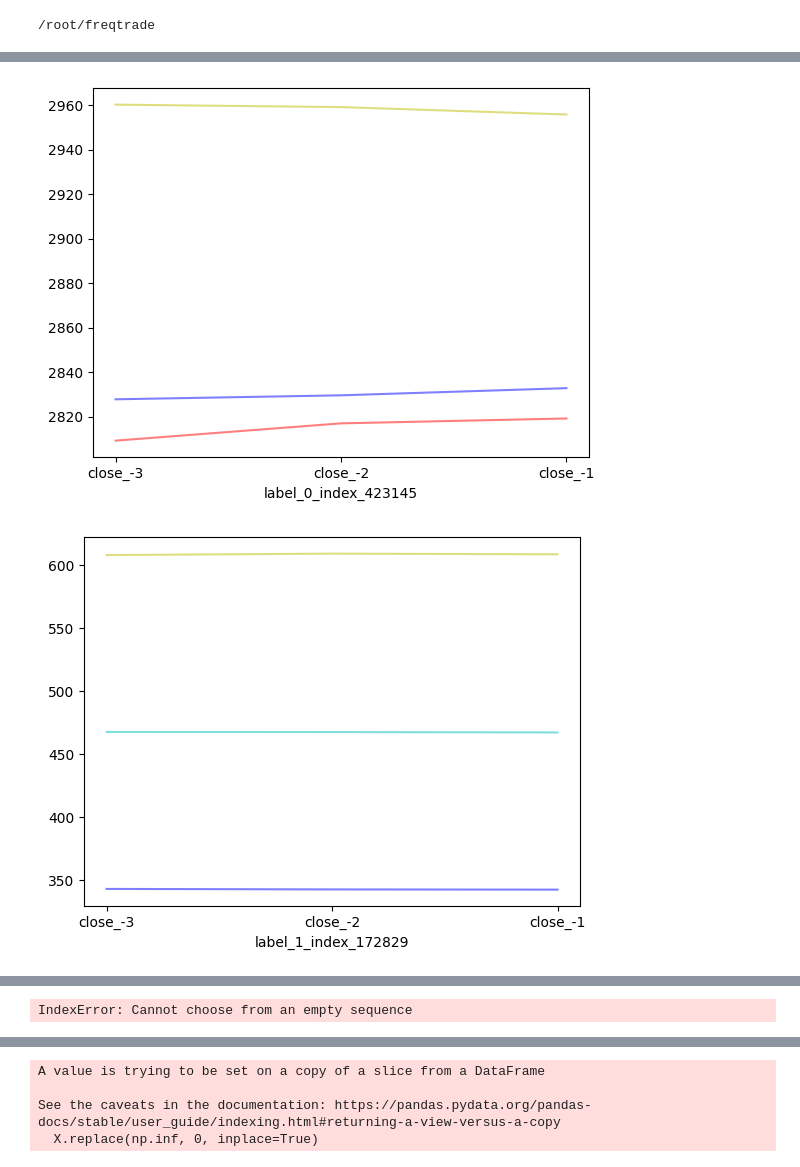
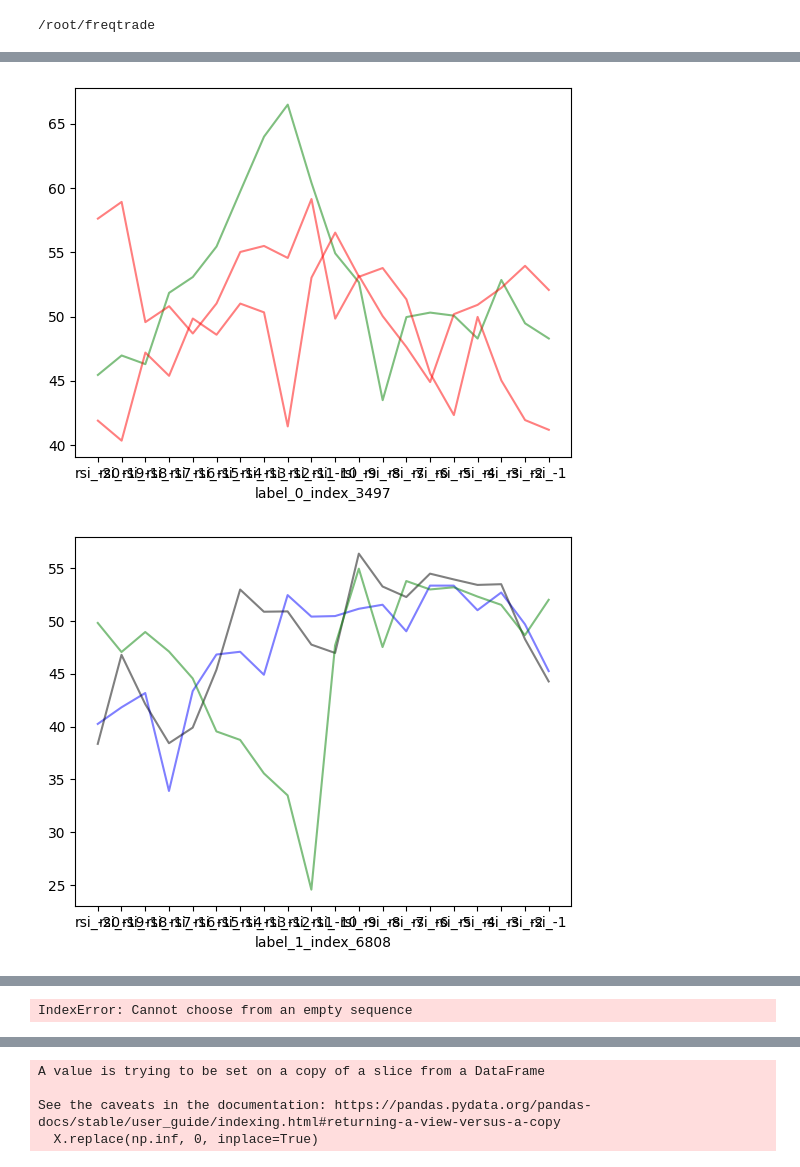
Before and after one commit to The0ps/handson-ml3, a Jupyter notebook: v1.ipynb, the cells around one changed output, grey strips where cells are left out. Drawn from its saved outputs; the diff is of its cells as text; code cells hidden in the pictures.

```diff
--- a/v1.ipynb
+++ b/v1.ipynb
@@ -34,10 +38,12 @@ df['rsi'] = ta.RSI(df)
 df['adx'] = ta.ADX(df)
 df['volume_pct'] = df['volume'].pct_change()
 df['close_pct'] = df['close'].pct_change()
+df['close_log'] = np.log(df['close'])
+
 
 features_kmeans_dict_20bar = {'adx':[], 'rsi':[], 'close':[]}
 features_kmeans_dict_10bar = {'adx':[], 'rsi':[]}
-features_kmeans_dict_3bar = {'close':[]}
+features_kmeans_dict_3bar = {'close':[] }
 features_kmeans_dict_1bar = {'volume_pct':[], 'close_pct':[]}
 
 features_kemeans_dict = {'bar_20':features_kmeans_dict_20bar, 'bar_10':features_kmeans_dict_10bar, 'bar_3':features_kmeans_dict_3bar}
@@ -58,3 +64,6 @@ for i in features_kmeans_dict_1bar:
     for j in range(1,0,-1):
         features_kmeans_dict_1bar[i].append(f'{i}_-{j}')
         df[f'{i}_-{j}'] = df[f'{i}'].shift(j)
+# %%
+numerics = ['int16', 'int32', 'int64', 'float16', 'float32', 'float64']
+numeric_df = df.apply(lambda x: np.log(x) if np.issubdtype(x.dtype, np.number) else x)
@@ -61,21 +86,25 @@ for i in features_kmeans_dict_1bar:
 # %%
-from sklearn.cluster import KMeans
+""" test DTW code  """
+from tslearn.clustering import TimeSeriesKMeans
 import random
 k_means_label = []
-df_kmeans = df.dropna()
-df_kmeans.reset_index(drop=True, inplace=True)
-df_kmeans.replace(np.inf, 0, inplace=True)
+# df_kmeans = numeric_df.dropna()
+df_kmeans = numeric_df.fillna(0)
+df_kmeans_ts = df_kmeans[100:]
+df_kmeans_ts.reset_index(drop=True, inplace=True)
+df_kmeans_ts.replace(np.inf, 0, inplace=True)
+df_kmeans_ts.replace(-np.inf, 0, inplace=True)
 for i,j in features_kemeans_dict.items():
     for k,v in j.items():
         k_name = f'{i}_{k}'
         k_clusters = 10
-        kmeans = KMeans(n_clusters=k_clusters, random_state=42)
-        y_pred = kmeans.fit_predict(df_kmeans[v])
+        kmeans = TimeSeriesKMeans(n_clusters=k_clusters, random_state=42)
+        y_pred = kmeans.fit_predict(df_kmeans_ts[v])
         # kmeans.labels_
         # kmeans.cluster_centers_.shape
-        df_kmeans[f'{k_name}_label'] = kmeans.labels_
+        df_kmeans_ts[f'{k_name}_label'] = kmeans.labels_
         k_means_label.append(f'{k_name}_label')
         plt.hist(kmeans.labels_, bins=10)
-        plt.title(f'{k}_label')
+        plt.title(f'{k_name}_label')
         plt.show()
 # %% [output]
@@ -127,16 +117,16 @@ stats.duplicated()
 # %%
-for times in range(0,20):
-    for i in range(3):
+for times in range(0,10):
+    for i in range(10):
             color = "bgrcmyk"
 
             # index_ = random.choice(df_kmeans[df_kmeans['bar_20_adx_label']==times].index)
-            index_ = random.choice(df_kmeans[df_kmeans['bar_20_adx_label']==times].index)
+            index_ = random.choice(df_kmeans[df_kmeans['bar_20_rsi_label']==times].index)
             plt.xlabel(f'label_{times}_index_{index_}')
         #     plt.title = f'label_{times}_index_{index_}'
             # x = df_kmeans.loc[index_,bar_3_ohlcv].columns
             # y =  df_kmeans.loc[index_,bar_3_ohlcv].values.reshape(3,1)
             # plt.plot(x,y, color='blue', alpha=0.5, linewidth=1, linestyle='dashed', marker='o', markersize=4)
-            plt.plot(df_kmeans.loc[index_,features_kmeans_dict_20bar['adx']], color=random.choice(color), alpha=0.5)
+            plt.plot(df_kmeans.loc[index_,features_kmeans_dict_20bar['rsi']], color=random.choice(color), alpha=0.5)
 
 
     plt.show()
@@ -155,12 +144,12 @@ IndexError: Cannot choose from an empty sequence
 # %%
 """ OHLCV """
 for times in range(0,20):
     for i in range(3):
             color = "bgrcmyk"
-            index_ = random.choice(df_kmeans[df_kmeans['bar_3_close_label']==times].index)
+            index_ = random.choice(df_kmeans[df_kmeans['bar_20_rsi_label']==times].index)
             plt.xlabel(f'label_{times}_index_{index_}')
-            plt.plot(df_kmeans.loc[index_,features_kmeans_dict_3bar['close']], color=random.choice(color), alpha=0.5)
+            plt.plot(df_kmeans.loc[index_,features_kmeans_dict_20bar['rsi']], color=random.choice(color), alpha=0.5)
     plt.show()
 # %% [output]
-[figure, old version]
+[figure, new version]
-[figure, old version]
+[figure, new version]
```
Also changed, not shown: parts of 14 cells of this notebook, 1 other file.
